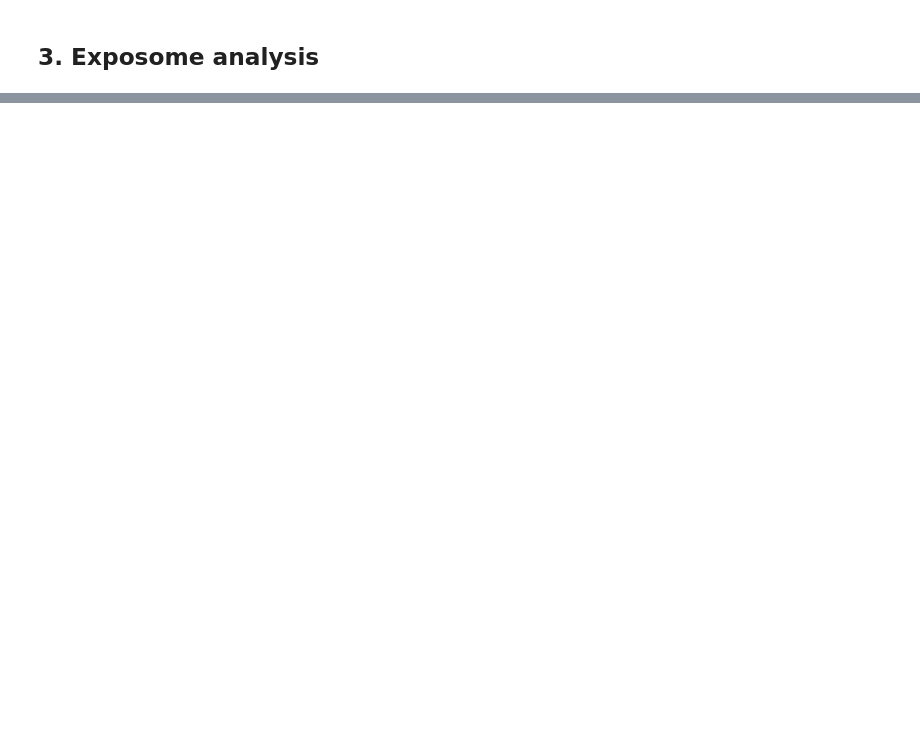
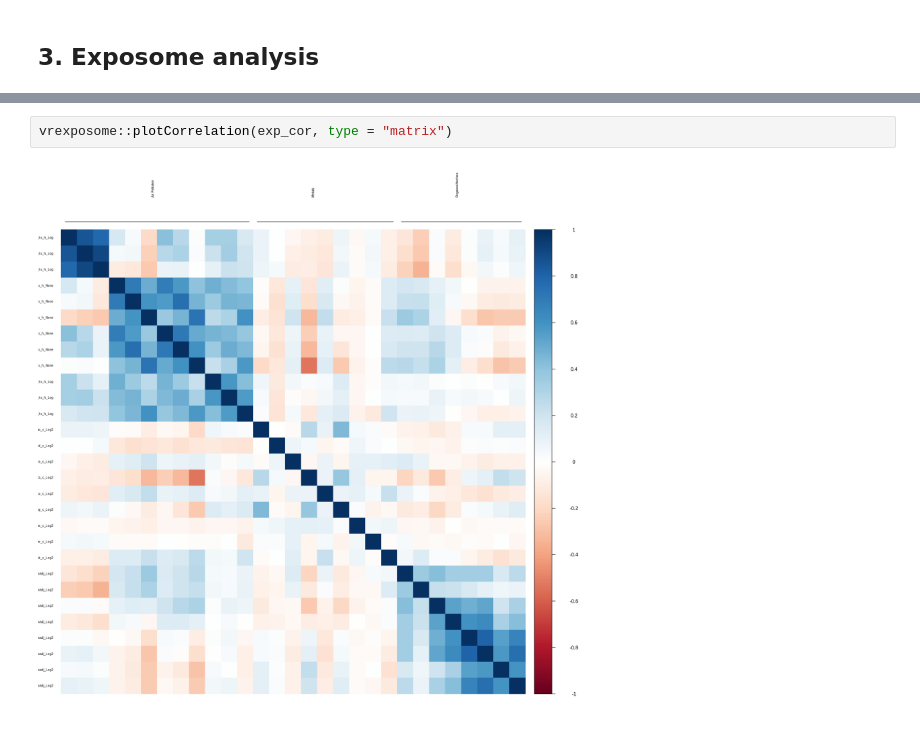
Before and after one commit to alldominguez/isee_young_rennes_ws1, a Jupyter notebook: ws1_isee_young_rennes_version1.ipynb, the cells around one changed output, grey strips where cells are left out. Drawn from its saved outputs; the diff is of its cells as text; blank space fills up the shorter version.

```diff
--- a/ws1_isee_young_rennes_version1.ipynb
+++ b/ws1_isee_young_rennes_version1.ipynb
@@ -392,3 +428,7 @@ rexposome::plotFamily(exp,
+# %%
+vrexposome::plotCorrelation(exp_cor, type = "matrix")
+# %% [output]
+[figure, added]
 # %% [markdown]
 ## **Mixture analysis**
 
```
Also changed, not shown: parts of 16 cells of this notebook.
